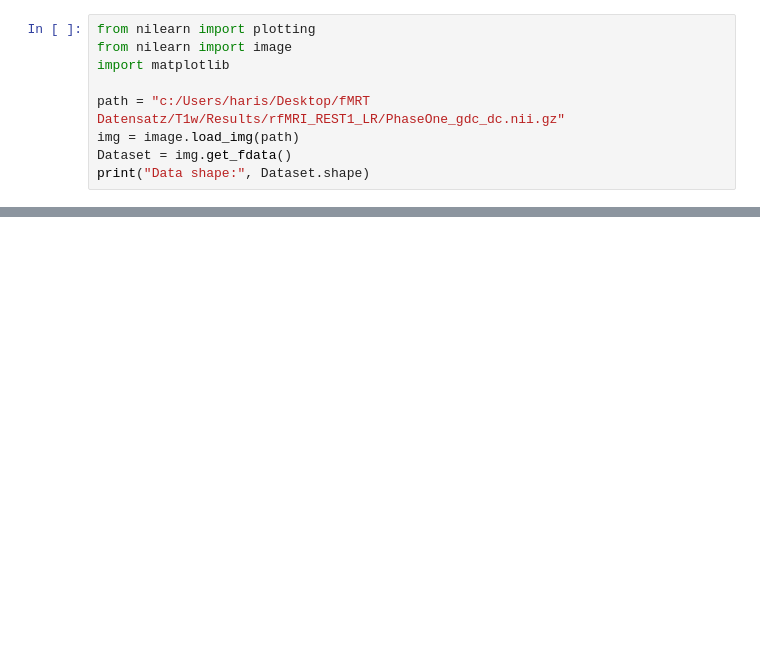
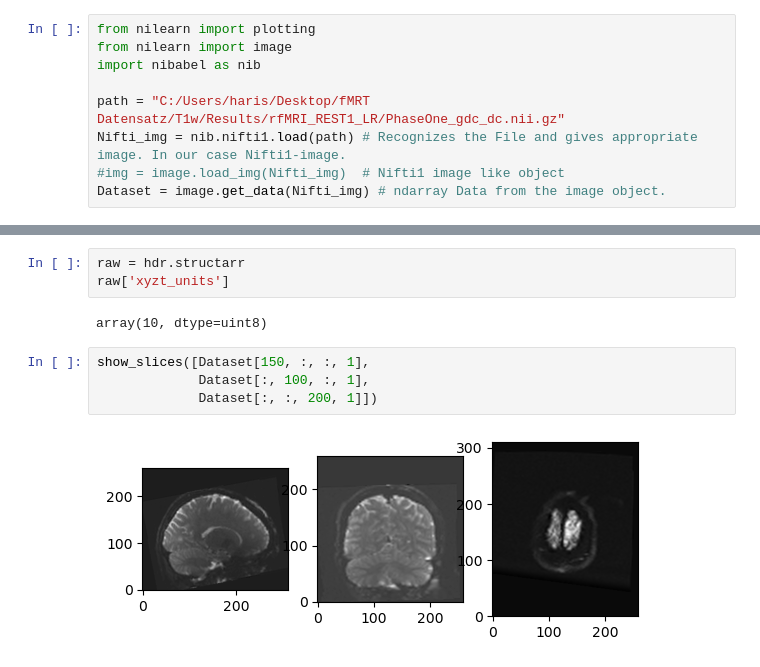
Before and after one commit to Harish-Projects/RSDS_PD, a Jupyter notebook: Visualising.ipynb, the cells around one changed output, grey strips where cells are left out. Saved outputs shown, nothing was run; the diff lists cells and outputs as text; blank space fills up the shorter version.

Commit message:
Loaded and Slice Picture is created

```diff
--- a/Visualising.ipynb
+++ b/Visualising.ipynb
@@ -1,9 +6,9 @@
 # %%
 from nilearn import plotting
 from nilearn import image
-import matplotlib
+import nibabel as nib
 
-path = "c:/Users/haris/Desktop/fMRT Datensatz/T1w/Results/rfMRI_REST1_LR/PhaseOne_gdc_dc.nii.gz"
-img = image.load_img(path)
-Dataset = img.get_fdata()
-print("Data shape:", Dataset.shape)
+path = "C:/Users/haris/Desktop/fMRT Datensatz/T1w/Results/rfMRI_REST1_LR/PhaseOne_gdc_dc.nii.gz"
+Nifti_img = nib.nifti1.load(path) # Recognizes the File and gives appropriate image. In our case Nifti1-image.
+#img = image.load_img(Nifti_img)  # Nifti1 image like object
+Dataset = image.get_data(Nifti_img) # ndarray Data from the image object.
@@ -11,0 +131,11 @@ Data shape: (260, 311, 260, 3)
+# %%
+raw = hdr.structarr
+raw['xyzt_units']
+# %% [output]
+array(10, dtype=uint8)
+# %%
+show_slices([Dataset[150, :, :, 1],
+             Dataset[:, 100, :, 1],
+             Dataset[:, :, 200, 1]])
+# %% [output]
+[figure, added]
```
Also changed, not shown: parts of 27 cells of this notebook.
